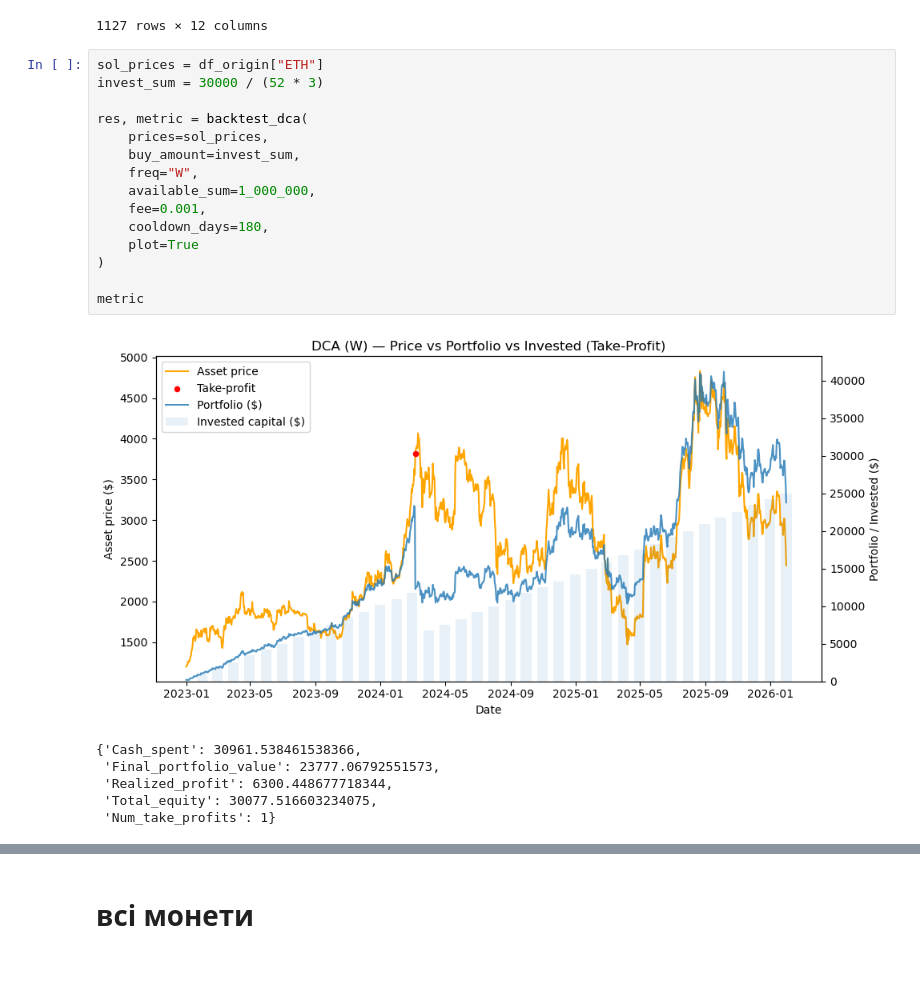
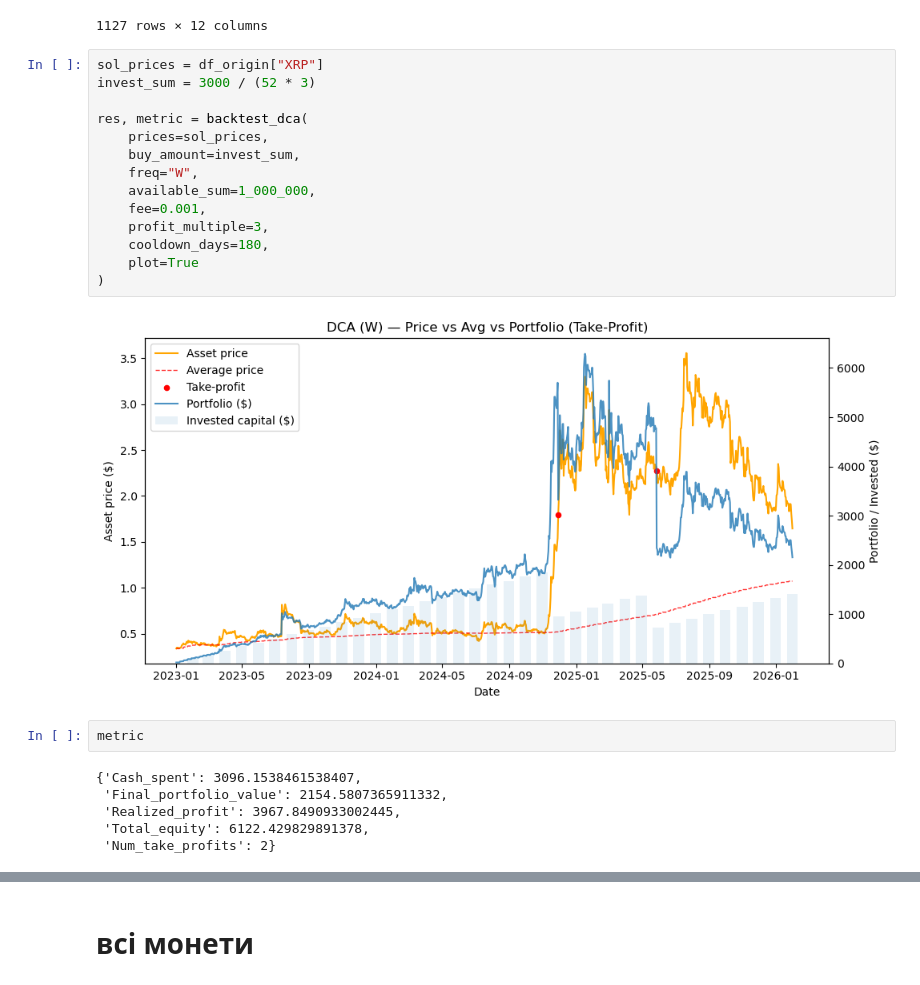
Before and after one commit to Familenko/backtest, a Jupyter notebook: test_dca.ipynb, the cells around one changed output, grey strips where cells are left out. Cells and saved outputs as stored; diff of their text form.

```diff
--- a/test_dca.ipynb
+++ b/test_dca.ipynb
@@ -53,27 +23,29 @@ df_origin
 | 2026-01-31 | 78621.117188 | 2445.091797 | 780.484558 | 1.645471 | 105.441650 | 0.286447 | 0.293496 | 463.889984 | 9.968609 | 10.105734 | 1.544033 | ... |
 1127 rows × 12 columns
 # %%
-sol_prices = df_origin["ETH"]
-invest_sum = 30000 / (52 * 3)
+sol_prices = df_origin["XRP"]
+invest_sum = 3000 / (52 * 3)
 
 res, metric = backtest_dca(
     prices=sol_prices,
     buy_amount=invest_sum,
     freq="W",
     available_sum=1_000_000,
     fee=0.001,
+    profit_multiple=3,
     cooldown_days=180,
     plot=True
 )
-
-metric
 # %% [output]
-[figure, old version]
+[figure, new version]
-{'Cash_spent': 30961.538461538366,
- 'Final_portfolio_value': 23777.06792551573,
- 'Realized_profit': 6300.448677718344,
- 'Total_equity': 30077.516603234075,
- 'Num_take_profits': 1}
+# %%
+metric
+# %% [output]
+{'Cash_spent': 3096.1538461538407,
+ 'Final_portfolio_value': 2154.5807365911332,
+ 'Realized_profit': 3967.8490933002445,
+ 'Total_equity': 6122.429829891378,
+ 'Num_take_profits': 2}
 # %%
 res
 # %% [output]
```
Also changed, not shown: parts of 9 cells of this notebook, 3 other files.
